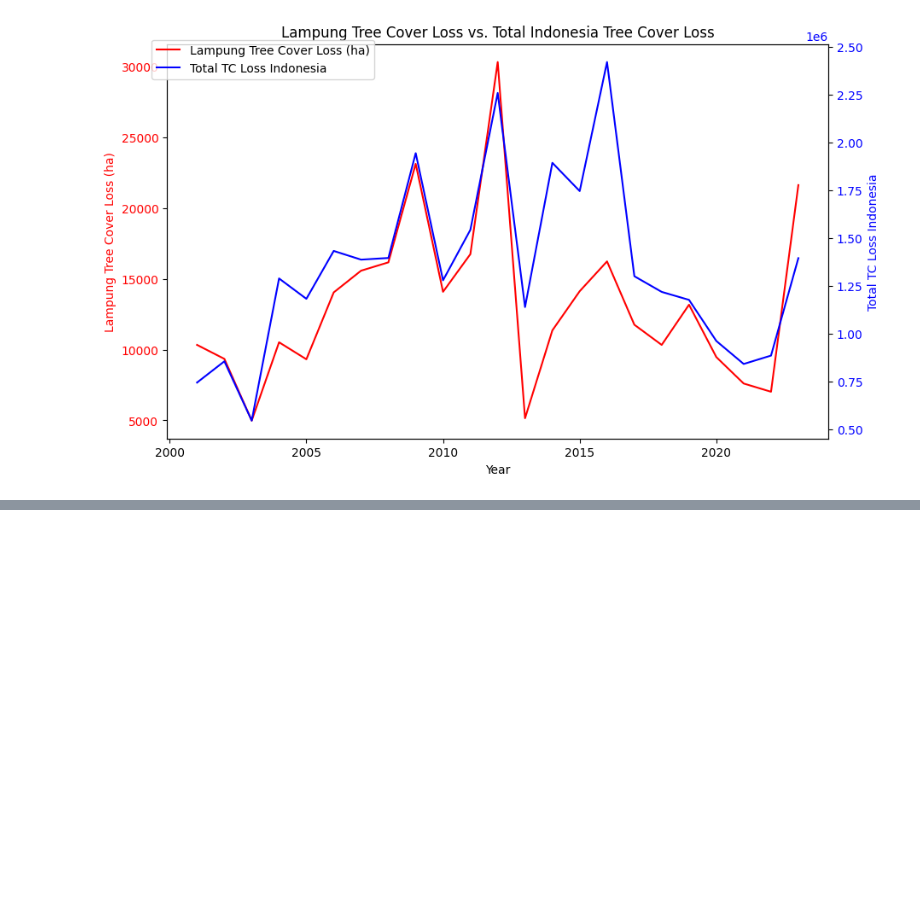
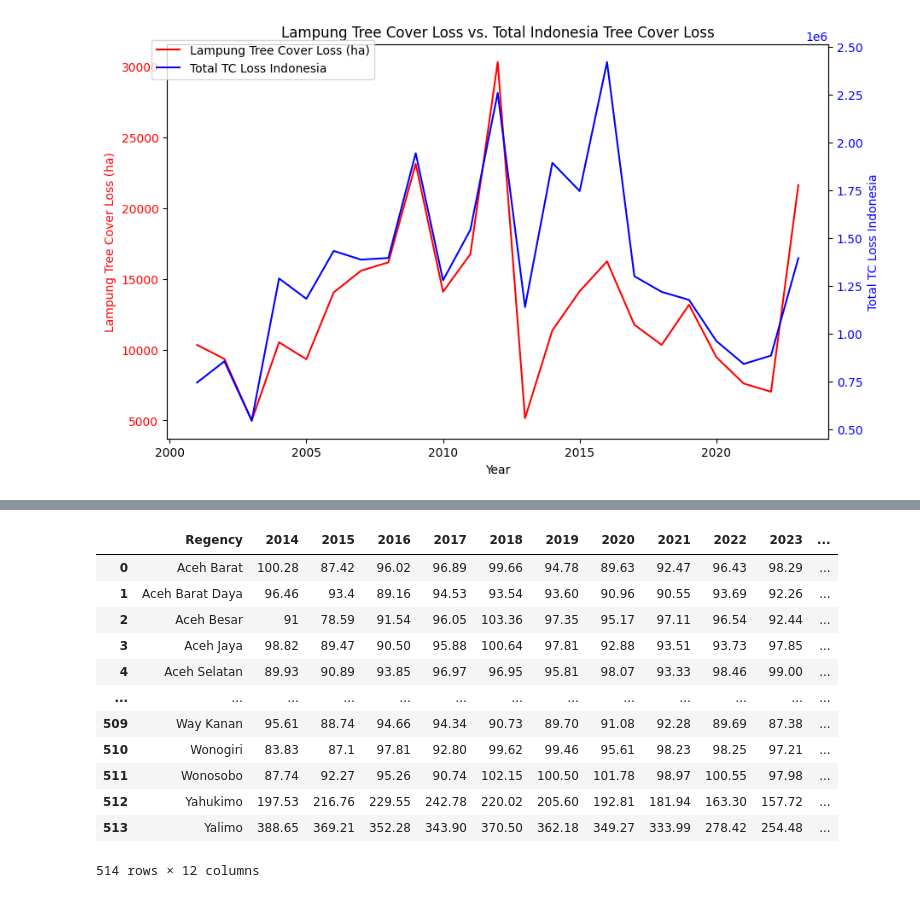
Before and after one commit to ruizhuu/lampung-deforestation, a Jupyter notebook: main.ipynb, the cells around one changed output, grey strips where cells are left out. Drawn from its saved outputs; the diff is of its cells as text; code cells hidden in the pictures; blank space fills up the shorter version.

```diff
--- a/main.ipynb
+++ b/main.ipynb
@@ -160,0 +201,25 @@ lampung_sub1 = gfw_sub1[gfw_sub1["subnational1"] == "Lampung"].drop(columns=["su
+# %%
+construction_14_16 = pd.read_csv("Construction Cost Index by Regency_City, 2014-2016.csv")
+construction_17_19 = pd.read_csv("Construction Cost Index by Regency_City, 2017-2019.csv")
+construction_20_22 = pd.read_csv("Construction Cost Index by Regency_City, 2020-2022.csv")
+construction_23_24 = pd.read_csv("Construction Cost Index by Regency_City, 2023-2024.csv")
+# %%
+construction1 = pd.merge(construction_14_16, construction_17_19, how="outer", on="Regency")
+construction2 = pd.merge(construction_20_22, construction_23_24, how="outer", on="Regency")
+construction = pd.merge(construction1, construction2, how="outer", on="Regency")
+# %%
+construction
+# %% [output]
+|  | Regency | 2014 | 2015 | 2016 | 2017 | 2018 | 2019 | 2020 | 2021 | 2022 | 2023 | ... |
+| 0 | Aceh Barat | 100.28 | 87.42 | 96.02 | 96.89 | 99.66 | 94.78 | 89.63 | 92.47 | 96.43 | 98.29 | ... |
+| 1 | Aceh Barat Daya | 96.46 | 93.4 | 89.16 | 94.53 | 93.54 | 93.60 | 90.96 | 90.55 | 93.69 | 92.26 | ... |
+| 2 | Aceh Besar | 91 | 78.59 | 91.54 | 96.05 | 103.36 | 97.35 | 95.17 | 97.11 | 96.54 | 92.44 | ... |
+| 3 | Aceh Jaya | 98.82 | 89.47 | 90.50 | 95.88 | 100.64 | 97.81 | 92.88 | 93.51 | 93.73 | 97.85 | ... |
+| 4 | Aceh Selatan | 89.93 | 90.89 | 93.85 | 96.97 | 96.95 | 95.81 | 98.07 | 93.33 | 98.46 | 99.00 | ... |
+| ... | ... | ... | ... | ... | ... | ... | ... | ... | ... | ... | ... | ... |
+| 509 | Way Kanan | 95.61 | 88.74 | 94.66 | 94.34 | 90.73 | 89.70 | 91.08 | 92.28 | 89.69 | 87.38 | ... |
+| 510 | Wonogiri | 83.83 | 87.1 | 97.81 | 92.80 | 99.62 | 99.46 | 95.61 | 98.23 | 98.25 | 97.21 | ... |
+| 511 | Wonosobo | 87.74 | 92.27 | 95.26 | 90.74 | 102.15 | 100.50 | 101.78 | 98.97 | 100.55 | 97.98 | ... |
+| 512 | Yahukimo | 197.53 | 216.76 | 229.55 | 242.78 | 220.02 | 205.60 | 192.81 | 181.94 | 163.30 | 157.72 | ... |
+| 513 | Yalimo | 388.65 | 369.21 | 352.28 | 343.90 | 370.50 | 362.18 | 349.27 | 333.99 | 278.42 | 254.48 | ... |
+514 rows × 12 columns
```
Also changed, not shown: parts of 7 cells of this notebook, 6 other files.
